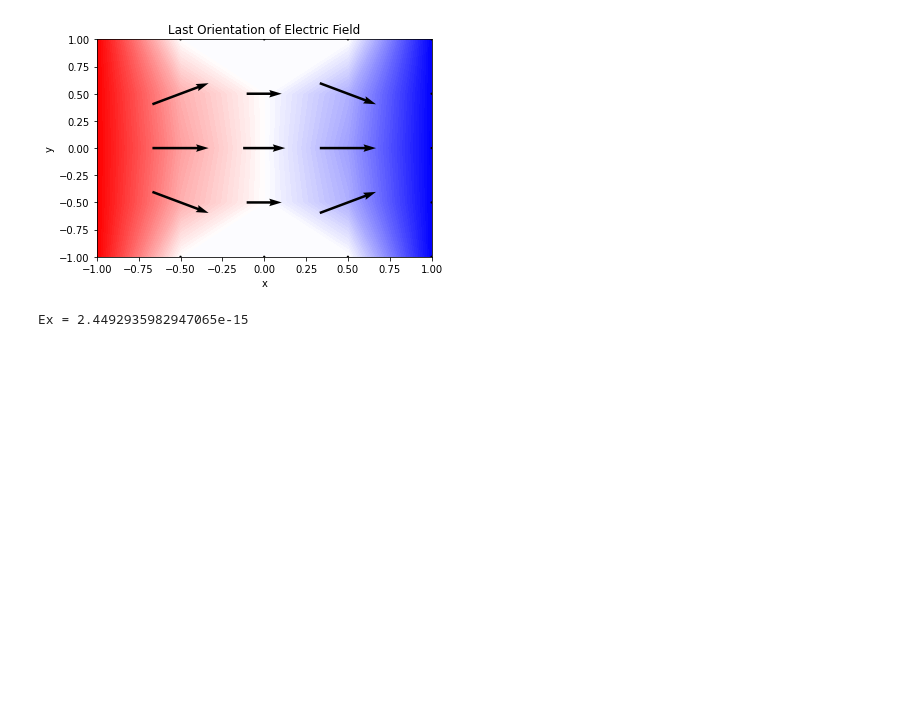
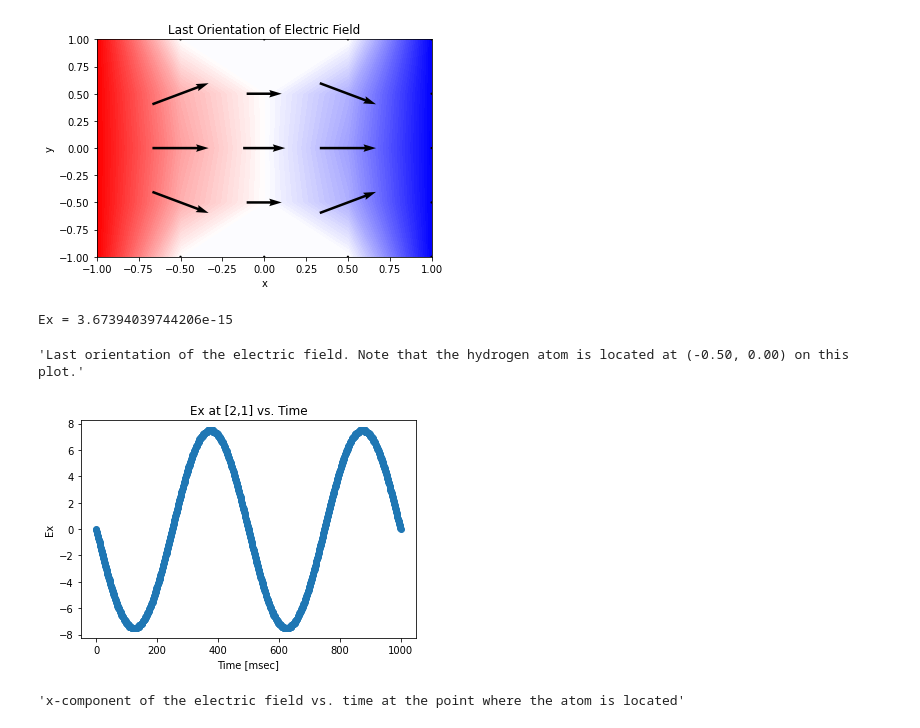
Before and after one commit to pauldelucia/atom-laser-interaction, a Jupyter notebook: Atom-Laser Interaction.ipynb, the cells around one changed output. Saved outputs shown, nothing was run; the diff lists cells and outputs as text; code cells hidden in the pictures; blank space fills up the shorter version.

```diff
--- a/Atom-Laser Interaction.ipynb
+++ b/Atom-Laser Interaction.ipynb
@@ -162,6 +168,7 @@ file.close()
 for i in range(len(sinEx)):
     sinEx[i]=float('%.1f'%sinEx[i])
 # %%
+
 import matplotlib.pyplot as plt
 colors = plt.rcParams['axes.prop_cycle'].by_key()['color']
 
@@ -176,7 +183,22 @@ plt.title('Last Orientation of Electric Field')
 plt.show()
 
 print(f'Ex = {Ex[2,1]}')
+
+'''Last orientation of the electric field. Note that the hydrogen atom is located at (-0.50, 0.00) on this plot.'''
 # %% [output]
 [figure]
-Ex = 2.4492935982947065e-15
+Ex = 3.67394039744206e-15
+'Last orientation of the electric field. Note that the hydrogen atom is located at (-0.50, 0.00) on this plot.'
+# %%
+
+plt.plot(sinEx,'o')
+plt.title('Ex at [2,1] vs. Time')
+plt.xlabel('Time [msec]')
+plt.ylabel('Ex')
+plt.show()
+
+'''x-component of the electric field vs. time at the point where the atom is located'''
+# %% [output]
+[figure, added]
+'x-component of the electric field vs. time at the point where the atom is located'
 # %%
```
Also changed, not shown: parts of 8 cells of this notebook.
